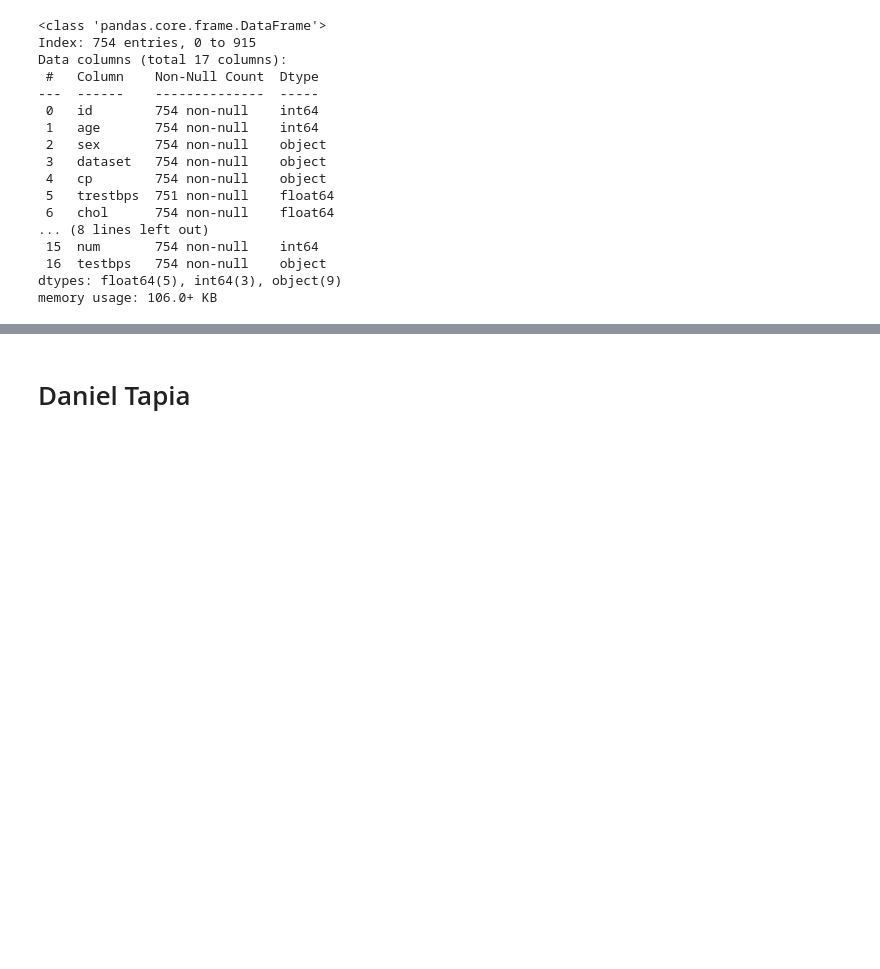
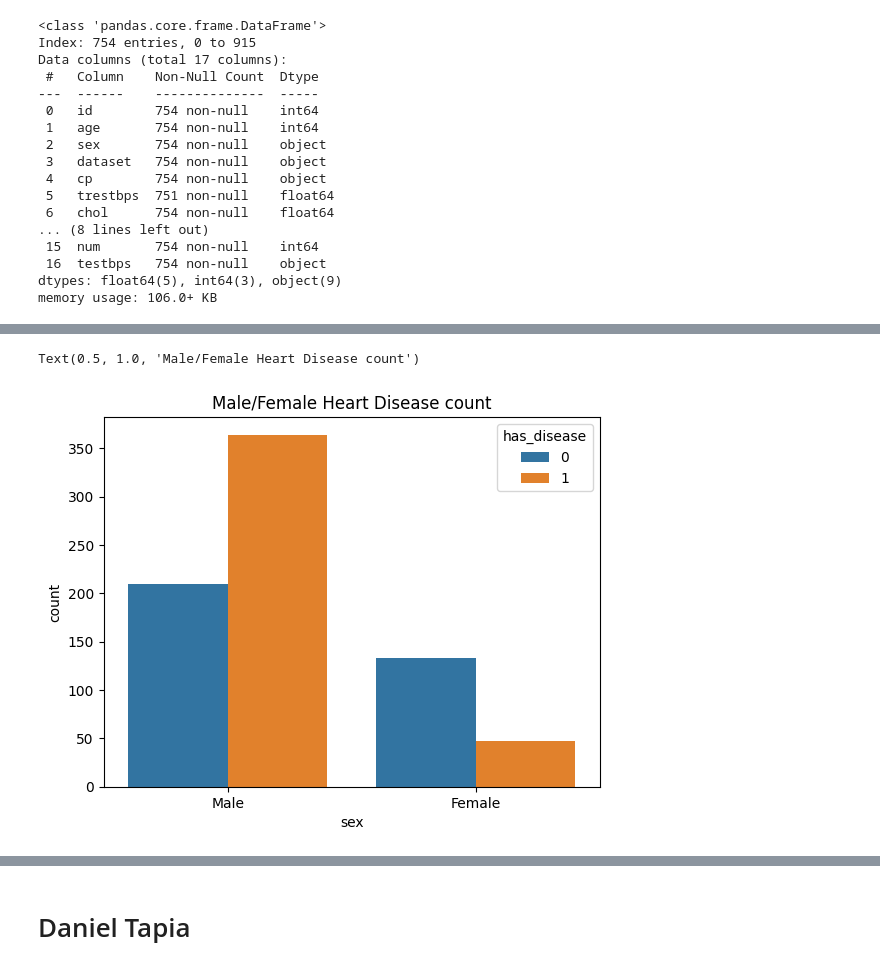
Before and after one commit to davprog9/Heart-Disease-Liklehood-Analysis, a Jupyter notebook: Analysis.ipynb, the cells around one changed output, grey strips where cells are left out. Drawn from its saved outputs; the diff is of its cells as text; code cells hidden in the pictures; blank space fills up the shorter version.

```diff
--- a/Analysis.ipynb
+++ b/Analysis.ipynb
@@ -205,0 +237,7 @@ memory usage: 106.0+ KB
+# %%
+# Male/Female Heart Disease presence count
+sns.countplot(x="sex", hue="has_disease", data=data)
+plt.title("Male/Female Heart Disease count")
+# %% [output]
+Text(0.5, 1.0, 'Male/Female Heart Disease count')
+[figure, added]
```
Also changed, not shown: parts of 9 cells of this notebook.
